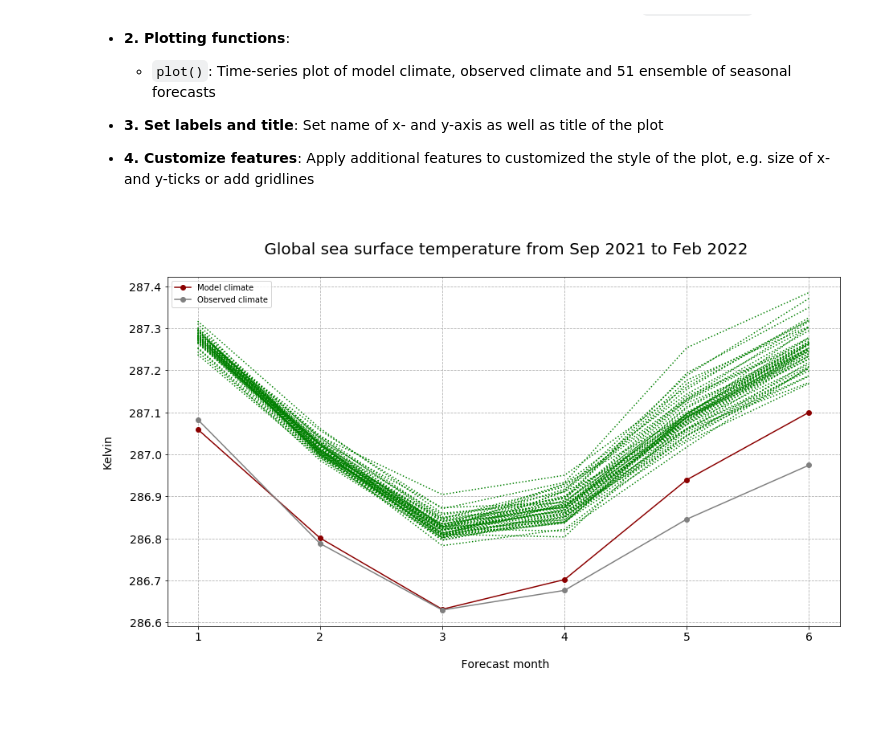
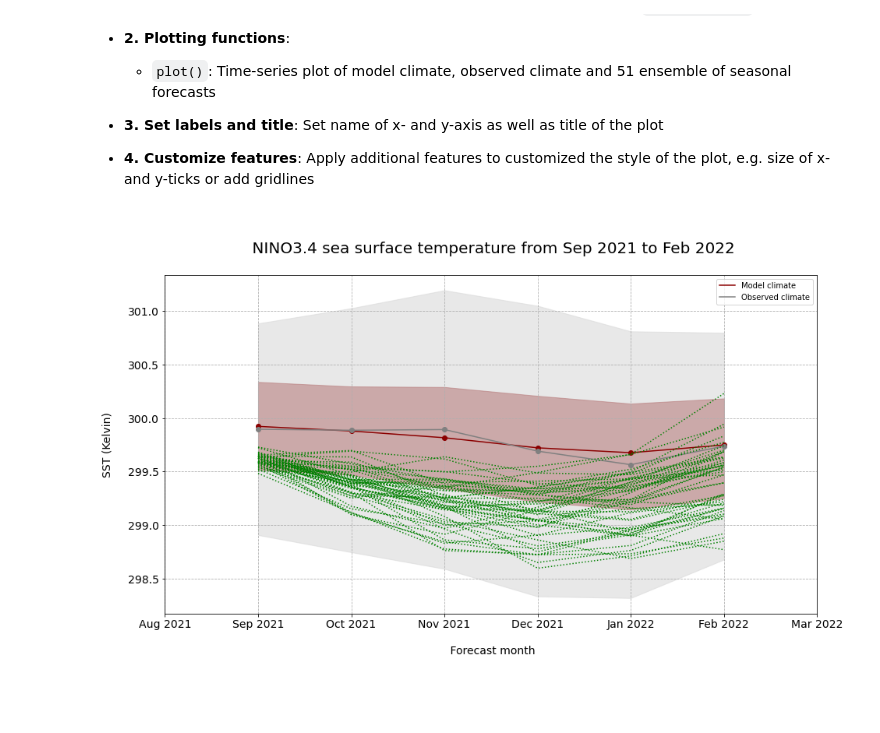
Before and after one commit to edupenabad/copernicus-training, a Jupyter notebook: 122_c3s_seasonal_forecasts_bias_correction.ipynb, the cells around one changed output. Drawn from its saved outputs; the diff is of its cells as text; code cells hidden in the pictures.

Commit message:
some changes: obs data alignment with fcmonth, avoid global avg, estimates of spread, regional subset, some labelling in the plot...

```diff
--- a/122_c3s_seasonal_forecasts_bias_correction.ipynb
+++ b/122_c3s_seasonal_forecasts_bias_correction.ipynb
@@ -569,0 +567,5 @@ sst_forecast_global_df_final
+# %%
+obs_NINO34 = ds_latlon_subset(sst_observation_mean_roll,NINO34)
+obs_NINO34_mean = obs_NINO34.mean(['latitude','longitude']).drop_vars(['number','step','surface']).to_dataframe()
+obs_NINO34_mean = obs_NINO34_mean.set_index('forecastMonth')
+obs_NINO34_mean
@@ -569,0 +581,4 @@ sst_forecast_global_df_final
+# %%
+hcst_NINO34 = ds_latlon_subset(sst_hindcast_mean,NINO34)
+hcst_NINO34_mean = hcst_NINO34.mean(['latitude','longitude']).drop_vars('surface').to_dataframe()
+hcst_NINO34_mean
@@ -569,0 +594,11 @@ sst_forecast_global_df_final
+# %%
+hcst_NINO34 = ds_latlon_subset(sst_hindcast_upper,NINO34)
+hcst_NINO34_upper = hcst_NINO34.mean(['latitude','longitude']).drop_vars('quantile').to_dataframe()
+
+hcst_NINO34 = ds_latlon_subset(sst_hindcast_lower,NINO34)
+hcst_NINO34_lower = hcst_NINO34.mean(['latitude','longitude']).drop_vars('quantile').to_dataframe()
+# %%
+fcst_NINO34 = ds_latlon_subset(sst_forecast,NINO34)
+fcst_NINO34_mean = fcst_NINO34.mean(['latitude','longitude']).drop_vars(['time','surface']).to_dataframe(dim_order=['forecastMonth','number'])
+fcst_NINO34_mean = fcst_NINO34_mean.unstack()
+fcst_NINO34_mean
@@ -584,32 +630,41 @@ Now, we can finally visualize the global sea surface temperature forecasts from
 # %%
 # Initiate a figure
 fig = plt.figure(figsize=(15,8))
 ax = plt.subplot()
 
 # Plot the model and obseved climate means of global sea surface temperature
-ax.plot(model_climate_global_df.sst, 'bo-', color='darkred', label='Model climate')
-ax.plot(observed_climate_global_df.sst, 'bo-', color='grey', label= 'Observed climate')
+ax.plot(hcst_NINO34_mean.sst, 'bo-', color='darkred', label='Model climate')
+ax.fill_between(hcst_NINO34_upper.index,hcst_NINO34_lower.sst,hcst_NINO34_upper.sst, color='darkred', alpha=0.5)
+
+
+ax.plot(obs_NINO34_mean.sst, 'bo-', color='grey', label= 'Observed climate')
+ax.fill_between(obs_NINO34_upper.index,obs_NINO34_lower.sst,obs_NINO34_upper.sst, color='lightgrey', alpha=0.5)
+
 ax.legend(fontsize=16,loc=2)
 
 # Plot the global sea surface temperature forecasts for the 51 ensemble members
-sst_forecast_global_df_final.plot(ax=ax,
+fcst_NINO34_mean.plot(ax=ax,
                              linestyle='dotted', color='green', legend=False, label='')
 
 
 
 # Customize the title and axes lables
-ax.set_title('\n Global sea surface temperature from Sep 2021 to Feb 2022\n', fontsize=20)
-ax.set_ylabel('Kelvin\n', fontsize=14)
+ax.set_title('\n NINO3.4 sea surface temperature from Sep 2021 to Feb 2022\n', fontsize=20)
+ax.set_ylabel('SST (Kelvin)\n', fontsize=14)
 ax.set_xlabel('\n Forecast month', fontsize=14)
 
 # Customize the fontsize of the axes tickes
 plt.xticks(fontsize=14)
 plt.yticks(fontsize=14)
 
+locs,labels = plt.xticks()
+newlabels = [(pd.to_datetime(fcst_NINO34.time.values)+relativedelta(months=int(fcmonth)-1)).strftime('%b %Y') for fcmonth in locs]
+plt.xticks(locs,newlabels)
+
 # Add a gridline to the plot
 ax.grid(linestyle='--')
 # %% [output]
-[figure, old version]
+[figure, new version]
 # %% [markdown]
 <br>
 # %% [markdown]
```
Also changed, not shown: parts of 33 cells of this notebook.
